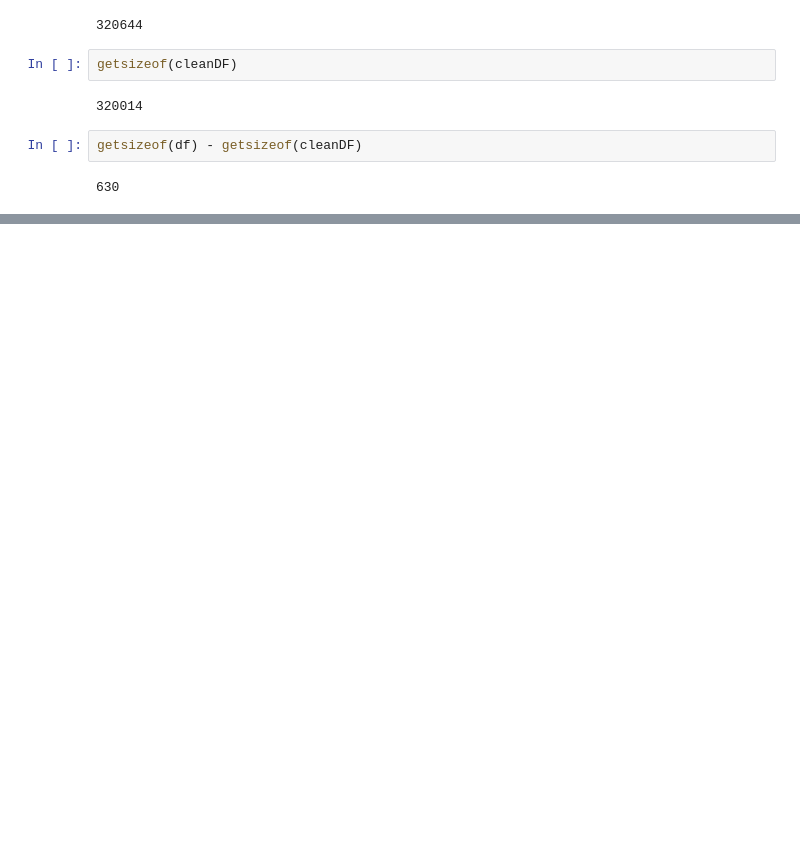
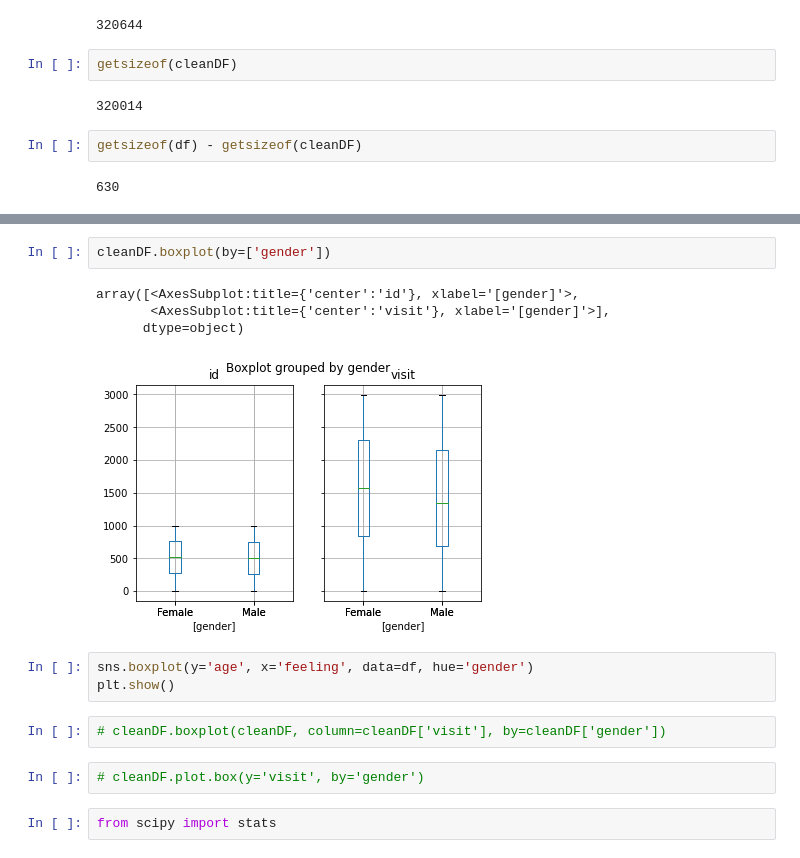
Before and after one commit to ScottBreitbach/DSC540, a Jupyter notebook: Weeks5-6/DWwP_Ch5-6/540Wk5-6_DWwP-Ch6.ipynb, the cells around one changed output, grey strips where cells are left out. Saved outputs shown, nothing was run; the diff lists cells and outputs as text; blank space fills up the shorter version.

```diff
--- a/Weeks5-6/DWwP_Ch5-6/540Wk5-6_DWwP-Ch6.ipynb
+++ b/Weeks5-6/DWwP_Ch5-6/540Wk5-6_DWwP-Ch6.ipynb
@@ -638,0 +700,16 @@ getsizeof(df) - getsizeof(cleanDF)
+# %%
+cleanDF.boxplot(by=['gender'])
+# %% [output]
+array([<AxesSubplot:title={'center':'id'}, xlabel='[gender]'>,
+       <AxesSubplot:title={'center':'visit'}, xlabel='[gender]'>],
+      dtype=object)
+[figure, added]
+# %%
+sns.boxplot(y='age', x='feeling', data=df, hue='gender')
+plt.show()
+# %%
+# cleanDF.boxplot(cleanDF, column=cleanDF['visit'], by=cleanDF['gender'])
+# %%
+# cleanDF.plot.box(y='visit', by='gender')
+# %%
+from scipy import stats
```
Also changed, not shown: parts of 29 cells of this notebook.
